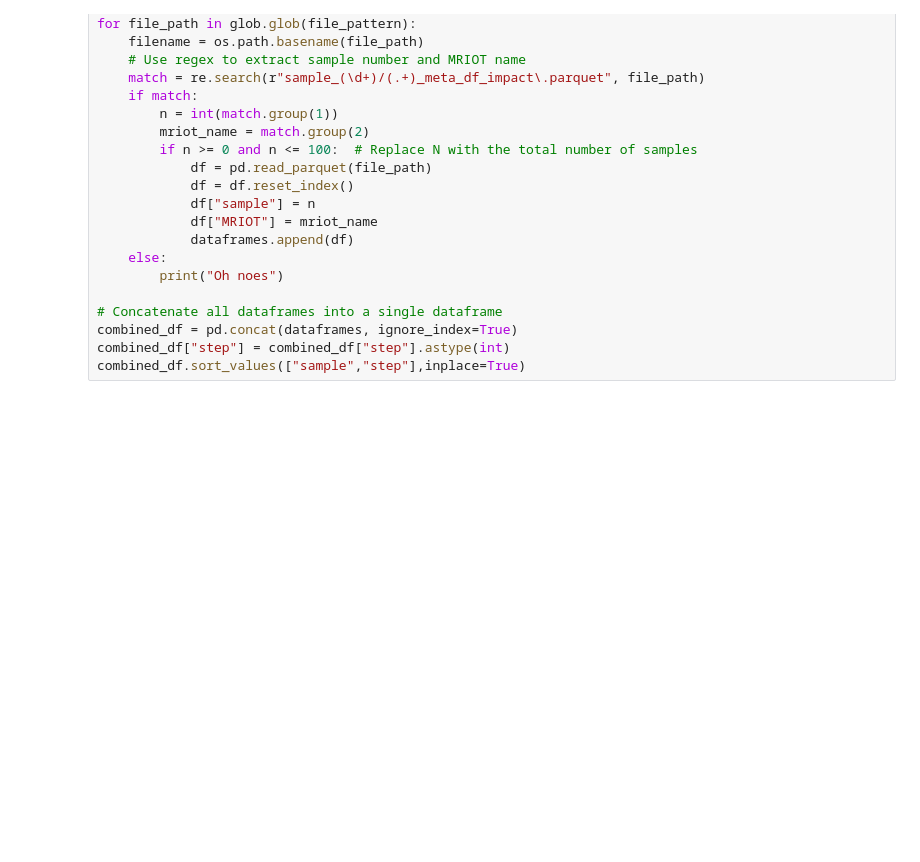
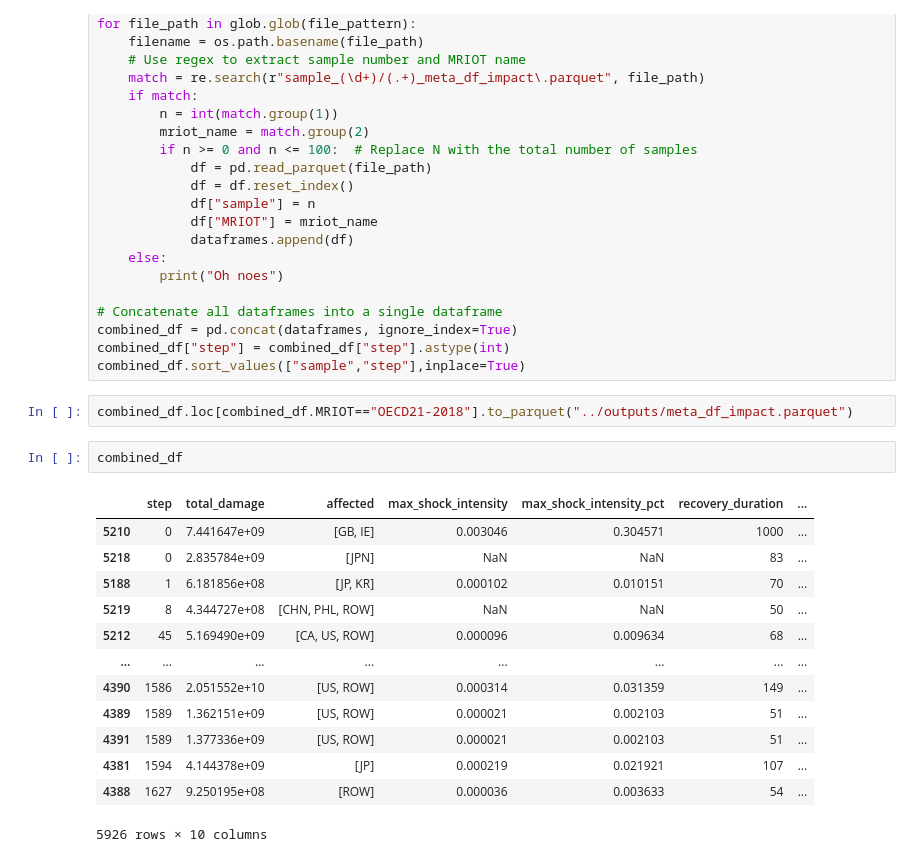
Before and after one commit to spjuhel/Boario-Climada-Compound_Events, a Jupyter notebook: Notebooks/local_pipeline.ipynb, the cells around one changed output. Cells and saved outputs as stored; diff of their text form; blank space fills up the shorter version.

```diff
--- a/Notebooks/local_pipeline.ipynb
+++ b/Notebooks/local_pipeline.ipynb
@@ -31,3 +31,21 @@ for file_path in glob.glob(file_pattern):
 combined_df = pd.concat(dataframes, ignore_index=True)
 combined_df["step"] = combined_df["step"].astype(int)
 combined_df.sort_values(["sample","step"],inplace=True)
+# %%
+combined_df.loc[combined_df.MRIOT=="OECD21-2018"].to_parquet("../outputs/meta_df_impact.parquet")
+# %%
+combined_df
+# %% [output]
+|  | step | total_damage | affected | max_shock_intensity | max_shock_intensity_pct | recovery_duration | ... |
+| 5210 | 0 | 7.441647e+09 | [GB, IE] | 0.003046 | 0.304571 | 1000 | ... |
+| 5218 | 0 | 2.835784e+09 | [JPN] | NaN | NaN | 83 | ... |
+| 5188 | 1 | 6.181856e+08 | [JP, KR] | 0.000102 | 0.010151 | 70 | ... |
+| 5219 | 8 | 4.344727e+08 | [CHN, PHL, ROW] | NaN | NaN | 50 | ... |
+| 5212 | 45 | 5.169490e+09 | [CA, US, ROW] | 0.000096 | 0.009634 | 68 | ... |
+| ... | ... | ... | ... | ... | ... | ... | ... |
+| 4390 | 1586 | 2.051552e+10 | [US, ROW] | 0.000314 | 0.031359 | 149 | ... |
+| 4389 | 1589 | 1.362151e+09 | [US, ROW] | 0.000021 | 0.002103 | 51 | ... |
+| 4391 | 1589 | 1.377336e+09 | [US, ROW] | 0.000021 | 0.002103 | 51 | ... |
+| 4381 | 1594 | 4.144378e+09 | [JP] | 0.000219 | 0.021921 | 107 | ... |
+| 4388 | 1627 | 9.250195e+08 | [ROW] | 0.000036 | 0.003633 | 54 | ... |
+5926 rows × 10 columns
```
Also changed, not shown: parts of 5 cells of this notebook, 3 other files.
